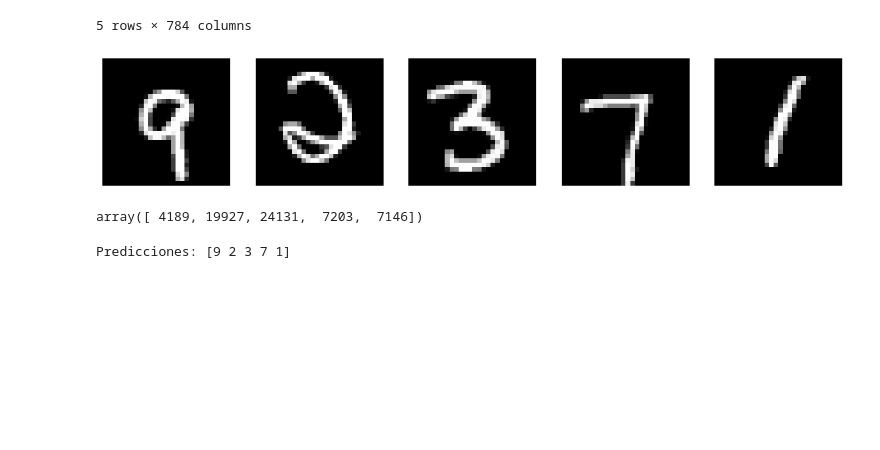
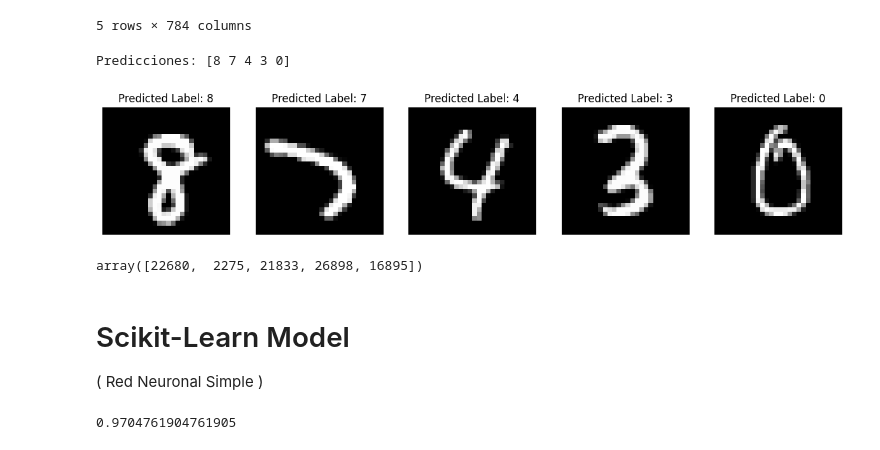
Before and after one commit to Jack200133/LAB3_DataScience, a Jupyter notebook: Part1Model.ipynb, the cells around one changed output. Cells and saved outputs as stored; diff of their text form; code cells hidden in the pictures; blank space fills up the shorter version.

Commit message:
add: Part1 Model SckitLearn

```diff
--- a/Part1Model.ipynb
+++ b/Part1Model.ipynb
@@ -123,40 +126,44 @@ test_data.head()
 # %%
 import numpy as np
 import matplotlib.pyplot as plt
 
 # Seleccionando 5 índices aleatorios
 random_indices = np.random.choice(test_data.shape[0], 5, replace=False)
 
 # Creando una figura para visualizar las imágenes
 fig, axes = plt.subplots(1, 5, figsize=(15, 3))
 
+
+# Seleccionando las imágenes correspondientes a los índices aleatorios
+selected_images = test_data.iloc[random_indices].values.reshape(-1, 1, 28, 28)
+
+# Convirtiendo a tensores de PyTorch
+selected_images_tensor = torch.tensor(selected_images, dtype=torch.float32)
+
+# Prediciendo los dígitos usando el modelo
+model.eval()
+with torch.no_grad():
+    predictions = model(selected_images_tensor)
+    predicted_labels = torch.argmax(predictions, 1)
+
+# Imprimiendo las predicciones
+print("Predicciones:", predicted_labels.numpy())
+
 # Visualizando las imágenes seleccionadas
 for i, idx in enumerate(random_indices):
     image_pixels = test_data.iloc[idx].values.reshape(28, 28)
     axes[i].imshow(image_pixels, cmap='gray')
+    axes[i].set_title(f'Predicted Label: {predicted_labels[i]}')
     axes[i].axis('off')
 
 plt.show()
 
 # Retornando los índices seleccionados para su uso posterior
 random_indices
 # %% [output]
+Predicciones: [8 7 4 3 0]
-[figure, old version]
+[figure, new version]
-array([ 4189, 19927, 24131,  7203,  7146])
+array([22680,  2275, 21833, 26898, 16895])
-# %%
-# Seleccionando las imágenes correspondientes a los índices aleatorios
-selected_images = test_data.iloc[random_indices].values.reshape(-1, 1, 28, 28)
-
-# Convirtiendo a tensores de PyTorch
-selected_images_tensor = torch.tensor(selected_images, dtype=torch.float32)
-
-# Prediciendo los dígitos usando el modelo
-model.eval()
-with torch.no_grad():
-    predictions = model(selected_images_tensor)
-    predicted_labels = torch.argmax(predictions, 1)
-
-# Imprimiendo las predicciones
-print("Predicciones:", predicted_labels.numpy())
-# %% [output]
-Predicciones: [9 2 3 7 1]
+# %% [markdown]
+# Scikit-Learn Model
+( Red Neuronal Simple )
@@ -162,0 +191,16 @@ Predicciones: [9 2 3 7 1]
+# %%
+
+# Creando la red neuronal
+mlp_model = MLPClassifier(hidden_layer_sizes=(128, 64), max_iter=10, random_state=42)
+
+# Entrenando la red neuronal
+mlp_model.fit(X_train_flat, y_train)
+
+# Prediciendo las etiquetas en el conjunto de validación
+y_val_pred = mlp_model.predict(X_val_flat)
+
+# Calculando la precisión en el conjunto de validación
+accuracy = accuracy_score(y_val, y_val_pred)
+accuracy
+# %% [output]
+0.9704761904761905
```
Also changed, not shown: parts of 4 cells of this notebook.
